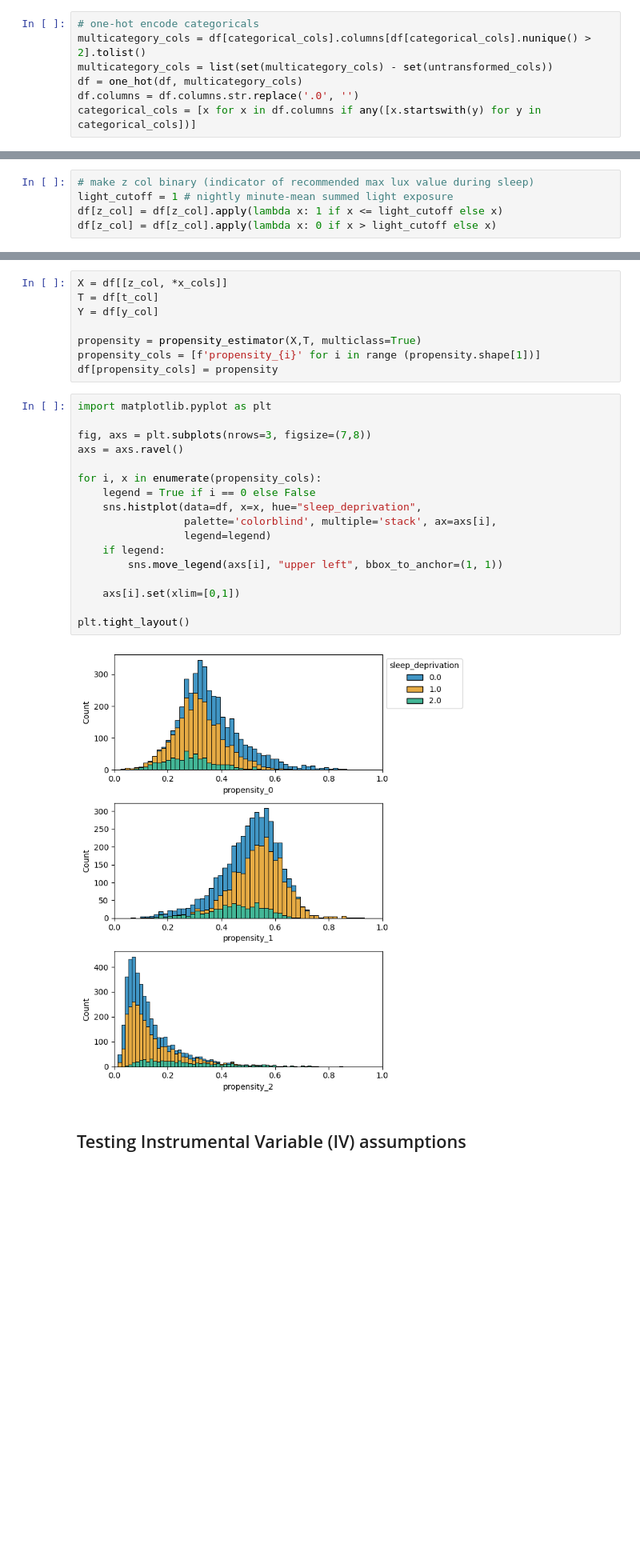
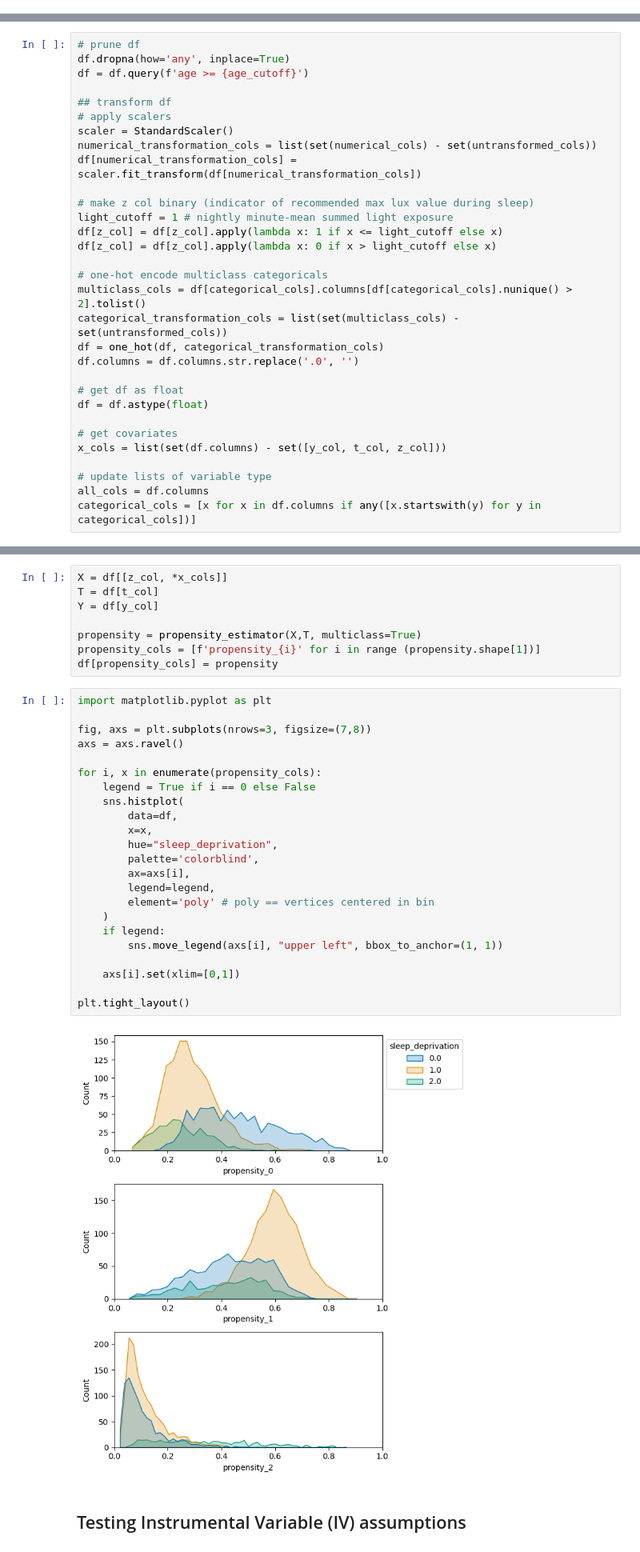
Before and after one commit to furtherAdu/cph-200b-project3, a Jupyter notebook: notebooks/check_assumptions.ipynb, the cells around one changed output, grey strips where cells are left out. Shown at 80% size. Drawn from its saved outputs; the diff is of its cells as text; blank space fills up the shorter version.

```diff
--- a/notebooks/check_assumptions.ipynb
+++ b/notebooks/check_assumptions.ipynb
@@ -81,7 +73,0 @@ df[numerical_transformation_cols] = scaler.fit_transform(df[numerical_transforma
-# %%
-# one-hot encode categoricals
-multicategory_cols = df[categorical_cols].columns[df[categorical_cols].nunique() > 2].tolist()
-multicategory_cols = list(set(multicategory_cols) - set(untransformed_cols))
-df = one_hot(df, multicategory_cols)
-df.columns = df.columns.str.replace('.0', '')
-categorical_cols = [x for x in df.columns if any([x.startswith(y) for y in categorical_cols])]
@@ -91,5 +74,31 @@ x_cols = list(set(df.columns) - set([t_col, y_col, z_col, diastolic_col, systoli
 # %%
+# prune df
+df.dropna(how='any', inplace=True)
+df = df.query(f'age >= {age_cutoff}')
+
+## transform df
+# apply scalers
+scaler = StandardScaler()
+numerical_transformation_cols = list(set(numerical_cols) - set(untransformed_cols))
+df[numerical_transformation_cols] = scaler.fit_transform(df[numerical_transformation_cols])
+
 # make z col binary (indicator of recommended max lux value during sleep)
 light_cutoff = 1 # nightly minute-mean summed light exposure
 df[z_col] = df[z_col].apply(lambda x: 1 if x <= light_cutoff else x)
 df[z_col] = df[z_col].apply(lambda x: 0 if x > light_cutoff else x)
+
+# one-hot encode multiclass categoricals
+multiclass_cols = df[categorical_cols].columns[df[categorical_cols].nunique() > 2].tolist()
+categorical_transformation_cols = list(set(multiclass_cols) - set(untransformed_cols))
+df = one_hot(df, categorical_transformation_cols)
+df.columns = df.columns.str.replace('.0', '')
+
+# get df as float
+df = df.astype(float)
+
+# get covariates
+x_cols = list(set(df.columns) - set([y_col, t_col, z_col]))
+
+# update lists of variable type
+all_cols = df.columns
+categorical_cols = [x for x in df.columns if any([x.startswith(y) for y in categorical_cols])]
@@ -112,22 +119,28 @@ df[propensity_cols] = propensity
 # %%
 import matplotlib.pyplot as plt
 
 fig, axs = plt.subplots(nrows=3, figsize=(7,8))
 axs = axs.ravel()
 
 for i, x in enumerate(propensity_cols):
     legend = True if i == 0 else False
-    sns.histplot(data=df, x=x, hue="sleep_deprivation",
-                 palette='colorblind', multiple='stack', ax=axs[i],
-                 legend=legend)
+    sns.histplot(
+        data=df,
+        x=x,
+        hue="sleep_deprivation",
+        palette='colorblind',
+        ax=axs[i],
+        legend=legend,
+        element='poly' # poly == vertices centered in bin
+    )
     if legend:
         sns.move_legend(axs[i], "upper left", bbox_to_anchor=(1, 1))
 
     axs[i].set(xlim=[0,1])
 
 plt.tight_layout()
 # %% [output]
-[figure, old version]
+[figure, new version]
 # %% [markdown]
 ## Testing Instrumental Variable (IV) assumptions
 # %%
```
Also changed, not shown: parts of 18 cells of this notebook, 2 other files.
